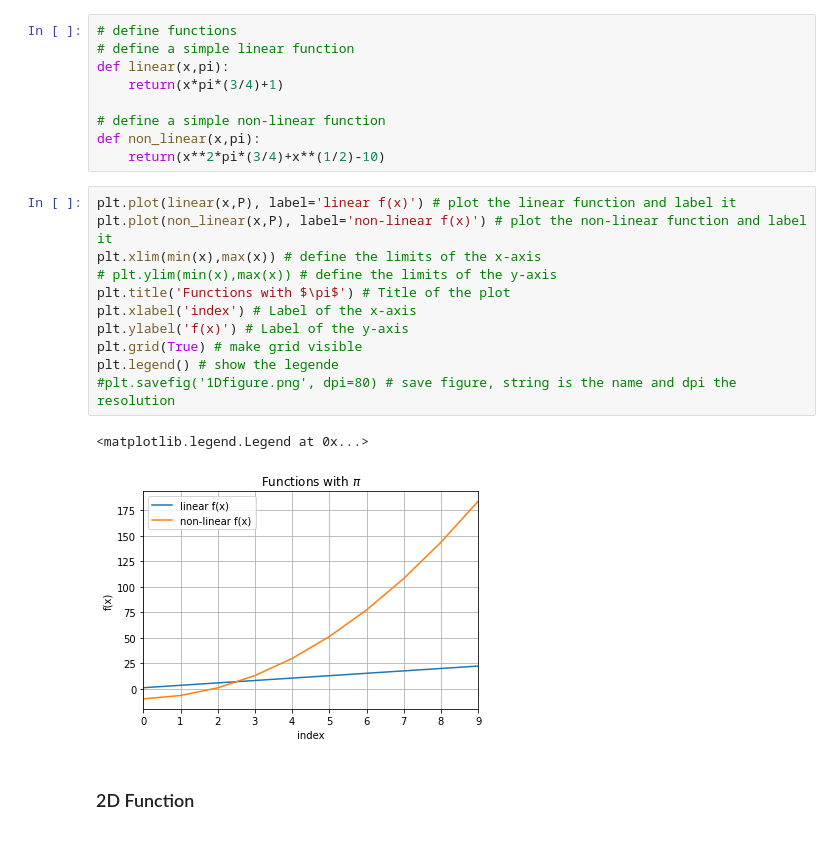
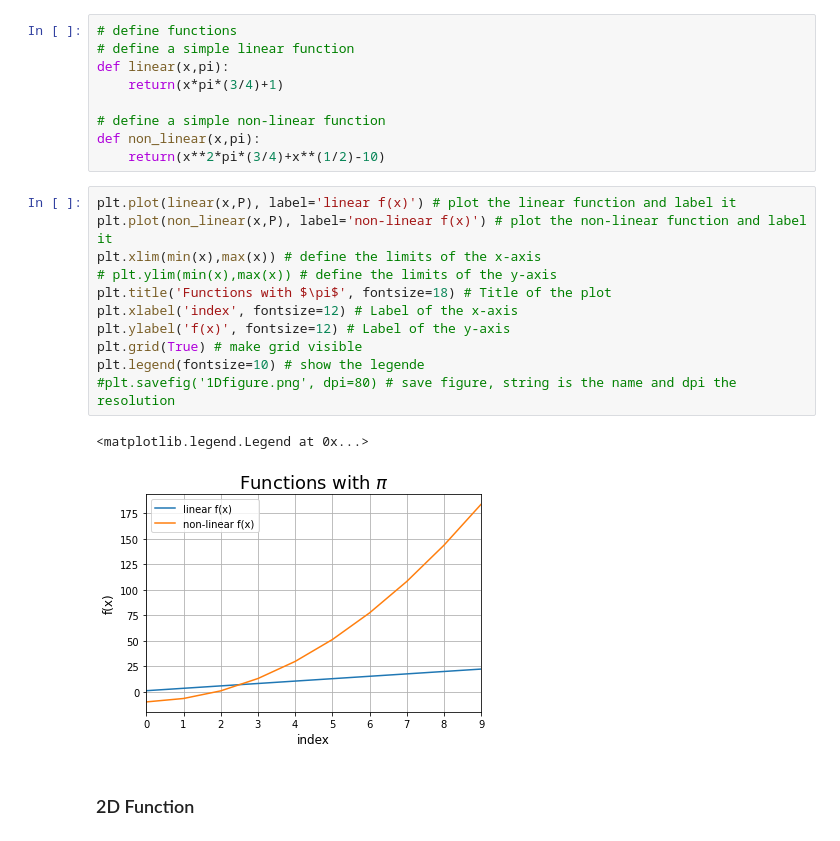
Before and after one commit to UW-ESS-DS/MLGeo_2022_koepflma, a Jupyter notebook: HW1/NB30092022.ipynb, the cells around one changed output. Drawn from its saved outputs; the diff is of its cells as text.

```diff
--- a/HW1/NB30092022.ipynb
+++ b/HW1/NB30092022.ipynb
@@ -39,17 +39,17 @@ def non_linear(x,pi):
 # %%
 plt.plot(linear(x,P), label='linear f(x)') # plot the linear function and label it
 plt.plot(non_linear(x,P), label='non-linear f(x)') # plot the non-linear function and label it
 plt.xlim(min(x),max(x)) # define the limits of the x-axis
 # plt.ylim(min(x),max(x)) # define the limits of the y-axis
-plt.title('Functions with $\pi$') # Title of the plot
-plt.xlabel('index') # Label of the x-axis
-plt.ylabel('f(x)') # Label of the y-axis
+plt.title('Functions with $\pi$', fontsize=18) # Title of the plot
+plt.xlabel('index', fontsize=12) # Label of the x-axis
+plt.ylabel('f(x)', fontsize=12) # Label of the y-axis
 plt.grid(True) # make grid visible
-plt.legend() # show the legende
+plt.legend(fontsize=10) # show the legende
 #plt.savefig('1Dfigure.png', dpi=80) # save figure, string is the name and dpi the resolution
 # %% [output]
 <matplotlib.legend.Legend at 0x...>
-[figure, old version]
+[figure, new version]
 # %% [markdown]
 <a id='2D_Functions'></a>
 ### 2D Function
```
Also changed, not shown: parts of 1 cell of this notebook.
